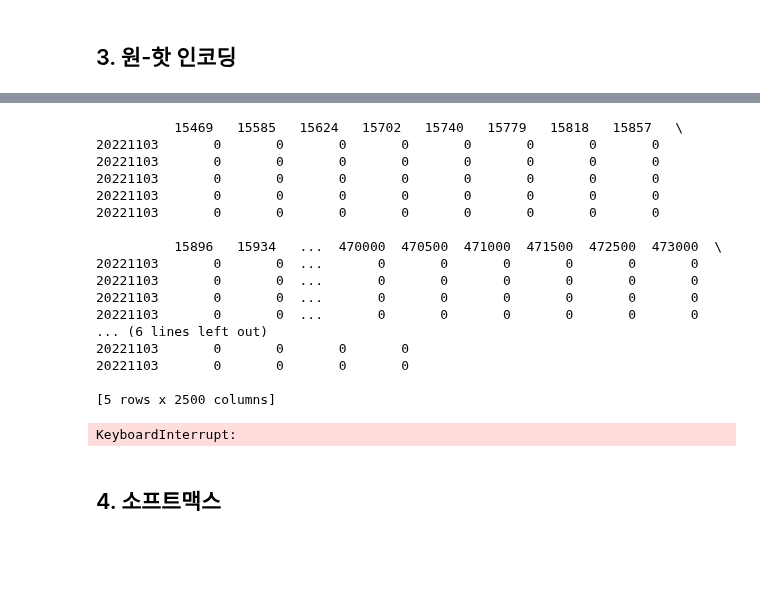
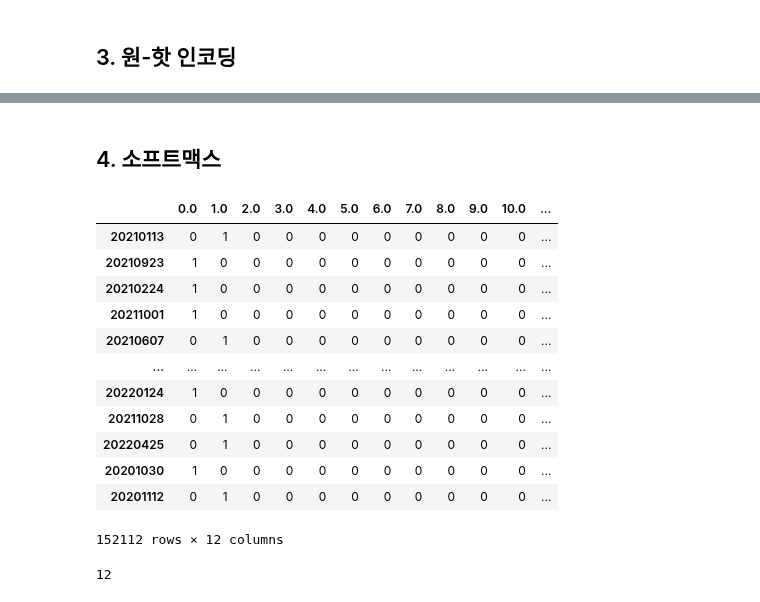
Before and after one commit to hwanghyeonjun98/trading, a Jupyter notebook: model.ipynb, the cells around one changed output, grey strips where cells are left out. Drawn from its saved outputs; the diff is of its cells as text; code cells hidden in the pictures; blank space fills up the shorter version.

```diff
--- a/model.ipynb
+++ b/model.ipynb
@@ -128,6 +141,9 @@ get_trans
 # %%
 from sklearn.preprocessing import MinMaxScaler
 min_max_scaler = MinMaxScaler()
+stock_df = stock_df.drop(columns=['상장주식수', '시가총액', '외국인주문한도수량', '외국인주문가능수량', '외국인현보유수량', '외국인현보유비율', '수정주가일자', '수정주가비율', '기관순매수량', '기관누적순매수량']
+            , axis=1
+)
 
 X_stock_df = stock_df.iloc[:,0:-1]
 y_stock_df = stock_df.iloc[:,-1]
@@ -171,0 +174,2 @@ memory usage: 275.1 MB
+# %%
+X_train, X_test, y_train, y_test = train_test_split(X_stock_sc, y_stock_df, test_size=0.2, stratify=y_stock_df, random_state=42)
@@ -200,32 +232,28 @@ Name: label, dtype: int64
 # %%
 # 원-핫 인코딩 처리를 합니다.
-y = pd.get_dummies(y)
-
-# 원-핫 인코딩 결과를 확인합니다.
-print(y[0:5])
+y_train = pd.get_dummies(y_train)
+y_test = pd.get_dummies(y_test)
-# %% [output]
-          15469   15585   15624   15702   15740   15779   15818   15857   \
-20221103       0       0       0       0       0       0       0       0
-20221103       0       0       0       0       0       0       0       0
-20221103       0       0       0       0       0       0       0       0
-20221103       0       0       0       0       0       0       0       0
-20221103       0       0       0       0       0       0       0       0
-
-          15896   15934   ...  470000  470500  471000  471500  472500  473000  \
-20221103       0       0  ...       0       0       0       0       0       0
-20221103       0       0  ...       0       0       0       0       0       0
-20221103       0       0  ...       0       0       0       0       0       0
-20221103       0       0  ...       0       0       0       0       0       0
-... (6 lines left out)
-20221103       0       0       0       0
-20221103       0       0       0       0
-
-[5 rows x 2500 columns]
-# %%
-y.value_counts()
-# %% [output]
-KeyboardInterrupt:
 # %% [markdown]
 ## 4. 소프트맥스
+# %%
+y_train
+# %% [output]
+|  | 0.0 | 1.0 | 2.0 | 3.0 | 4.0 | 5.0 | 6.0 | 7.0 | 8.0 | 9.0 | 10.0 | ... |
+| 20210113 | 0 | 1 | 0 | 0 | 0 | 0 | 0 | 0 | 0 | 0 | 0 | ... |
+| 20210923 | 1 | 0 | 0 | 0 | 0 | 0 | 0 | 0 | 0 | 0 | 0 | ... |
+| 20210224 | 1 | 0 | 0 | 0 | 0 | 0 | 0 | 0 | 0 | 0 | 0 | ... |
+| 20211001 | 1 | 0 | 0 | 0 | 0 | 0 | 0 | 0 | 0 | 0 | 0 | ... |
+| 20210607 | 0 | 1 | 0 | 0 | 0 | 0 | 0 | 0 | 0 | 0 | 0 | ... |
+| ... | ... | ... | ... | ... | ... | ... | ... | ... | ... | ... | ... | ... |
+| 20220124 | 1 | 0 | 0 | 0 | 0 | 0 | 0 | 0 | 0 | 0 | 0 | ... |
+| 20211028 | 0 | 1 | 0 | 0 | 0 | 0 | 0 | 0 | 0 | 0 | 0 | ... |
+| 20220425 | 0 | 1 | 0 | 0 | 0 | 0 | 0 | 0 | 0 | 0 | 0 | ... |
+| 20201030 | 1 | 0 | 0 | 0 | 0 | 0 | 0 | 0 | 0 | 0 | 0 | ... |
+| 20201112 | 0 | 1 | 0 | 0 | 0 | 0 | 0 | 0 | 0 | 0 | 0 | ... |
+152112 rows × 12 columns
+# %%
+len(np.max(y_train))
+# %% [output]
+12
 # %%
 from tensorflow.keras.models import Sequential
```
Also changed, not shown: parts of 26 cells of this notebook.
